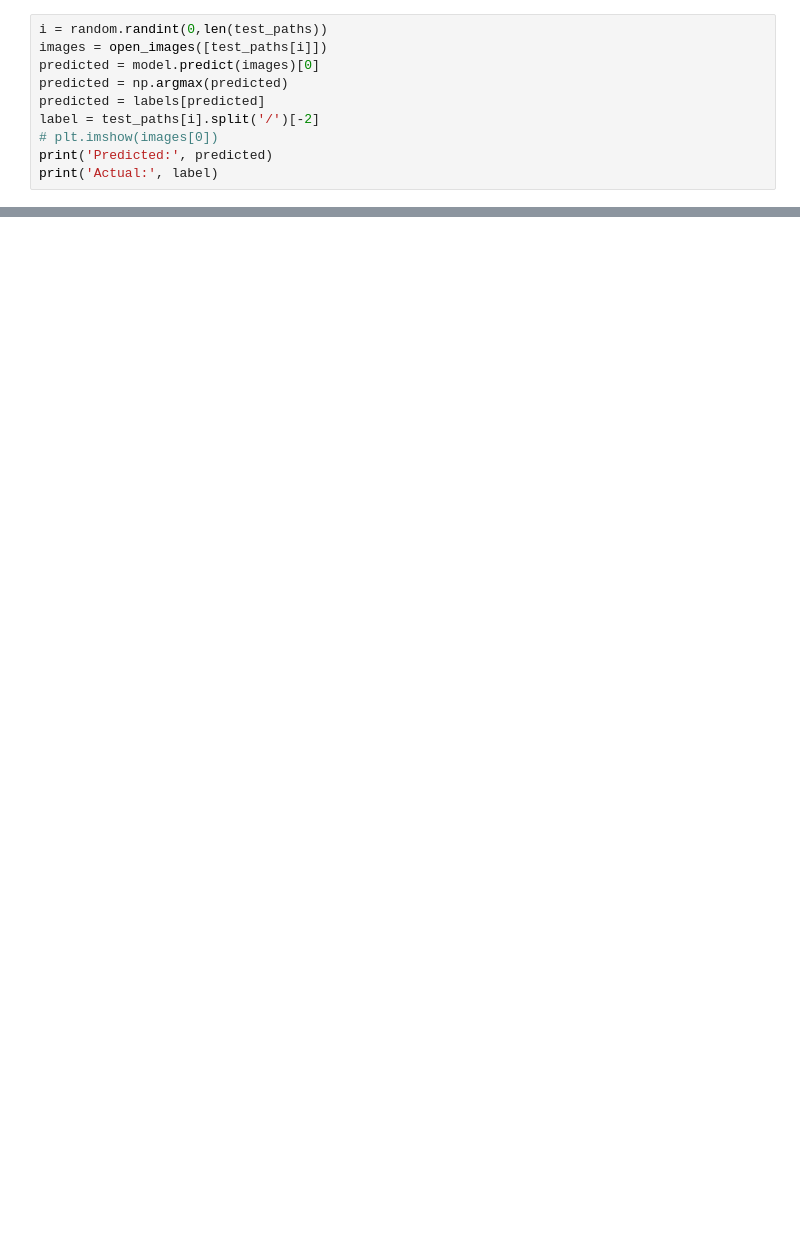
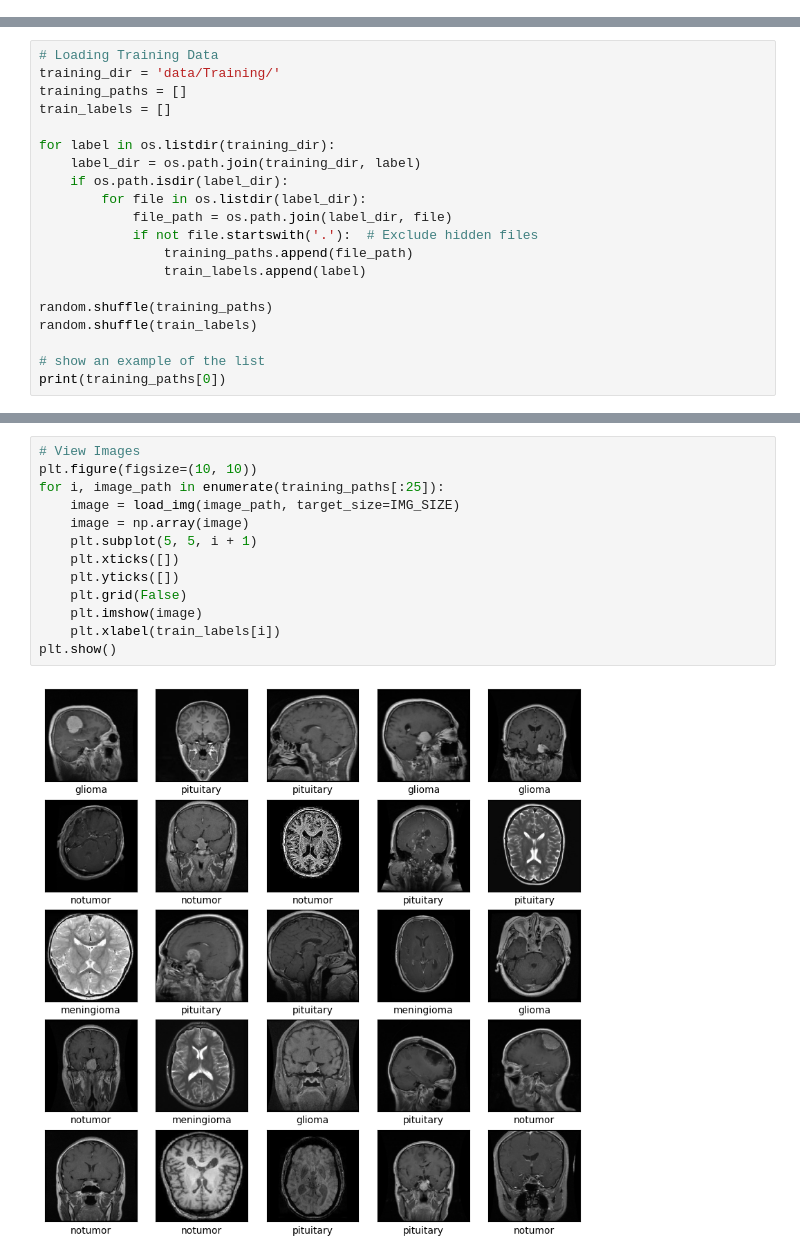
Before and after one commit to thebugged/brain-tumor-classifier, a Jupyter notebook: brain.ipynb, the cells around one changed output, grey strips where cells are left out. Drawn from its saved outputs; the diff is of its cells as text; blank space fills up the shorter version.

```diff
--- a/brain.ipynb
+++ b/brain.ipynb
@@ -275,10 +0,0 @@ Test Accuracy: 0.8947368264198303
-# %%
-i = random.randint(0,len(test_paths))
-images = open_images([test_paths[i]])
-predicted = model.predict(images)[0]
-predicted = np.argmax(predicted)
-predicted = labels[predicted]
-label = test_paths[i].split('/')[-2]
-# plt.imshow(images[0])
-print('Predicted:', predicted)
-print('Actual:', label)
@@ -338,0 +21,20 @@ weighted avg       0.91      0.89      0.90      1311
+# %%
+# Loading Training Data
+training_dir = 'data/Training/'
+training_paths = []
+train_labels = []
+
+for label in os.listdir(training_dir):
+    label_dir = os.path.join(training_dir, label)
+    if os.path.isdir(label_dir):
+        for file in os.listdir(label_dir):
+            file_path = os.path.join(label_dir, file)
+            if not file.startswith('.'):  # Exclude hidden files
+                training_paths.append(file_path)
+                train_labels.append(label)
+
+random.shuffle(training_paths)
+random.shuffle(train_labels)
+
+# show an example of the list
+print(training_paths[0])
@@ -338,0 +71,15 @@ weighted avg       0.91      0.89      0.90      1311
+# %%
+# View Images
+plt.figure(figsize=(10, 10))
+for i, image_path in enumerate(training_paths[:25]):
+    image = load_img(image_path, target_size=IMG_SIZE)
+    image = np.array(image)
+    plt.subplot(5, 5, i + 1)
+    plt.xticks([])
+    plt.yticks([])
+    plt.grid(False)
+    plt.imshow(image)
+    plt.xlabel(train_labels[i])
+plt.show()
+# %% [output]
+[figure, added]
```
Also changed, not shown: parts of 63 cells of this notebook, 12 other files.
